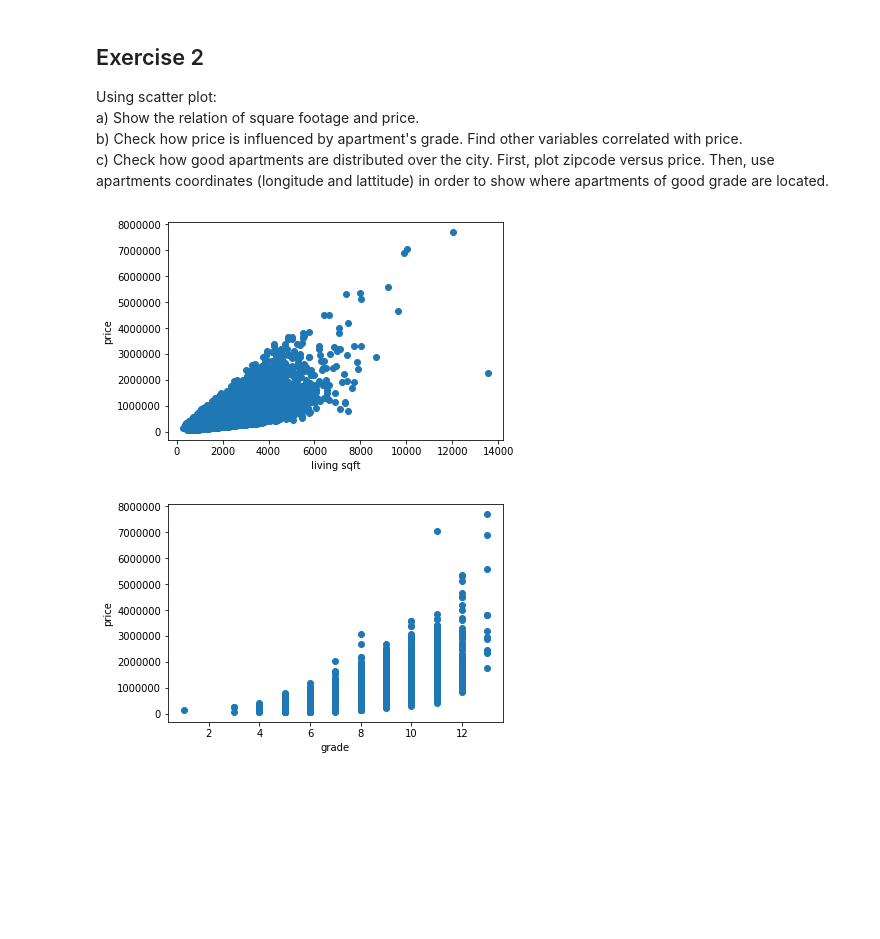
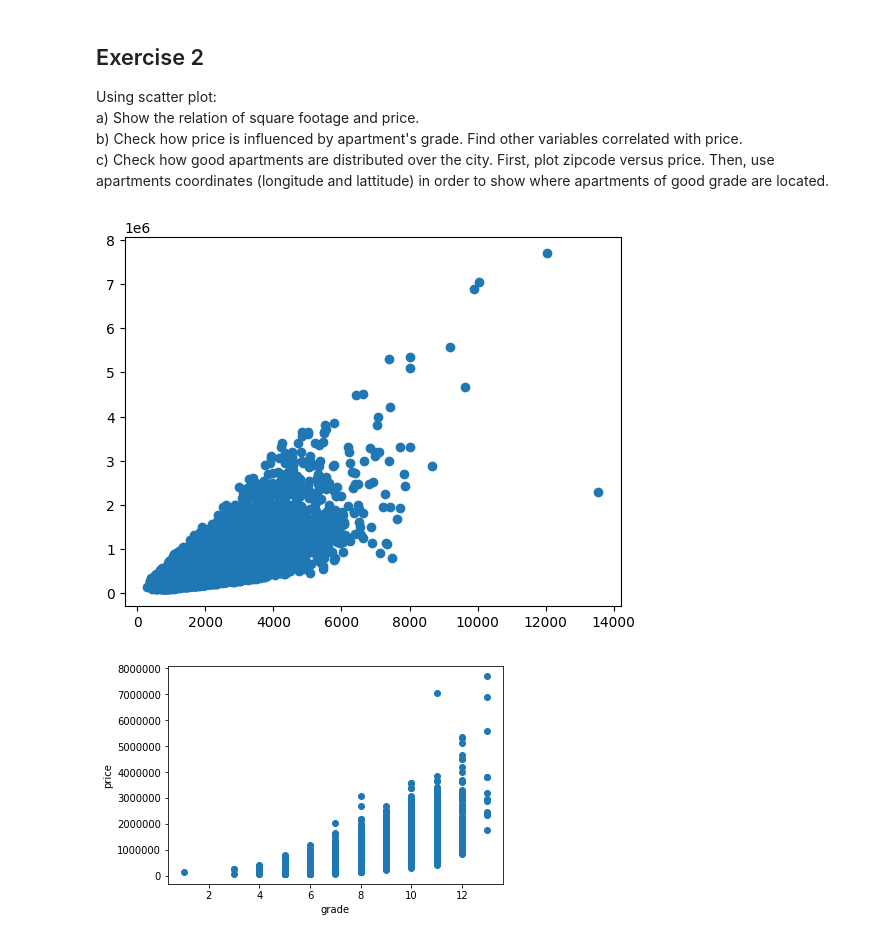
Before and after one commit to hsuliz/university, a Jupyter notebook: Year 2023/Data Science/assignment-1/Assignment_1_without_code.ipynb, the cells around one changed output. Cells and saved outputs as stored; diff of their text form; code cells hidden in the pictures; blank space fills up the shorter version.

```diff
--- a/Year 2023/Data Science/assignment-1/Assignment_1_without_code.ipynb
+++ b/Year 2023/Data Science/assignment-1/Assignment_1_without_code.ipynb
@@ -72,11 +90,14 @@ c) Check how good apartments are distributed over the city. First, plot zipcode
 # %%
 #a)
 #Your code:
+sqft_living = loaded_data.sqft_living
+price = loaded_data.price
 
-
+plt.scatter(sqft_living, price)
+plt.show()
 #Hint plt.scatter
 # %% [output]
-[figure, old version]
+[figure, new version]
 # %%
 #b)
 #Your code:
```
Also changed, not shown: parts of 4 cells of this notebook.
